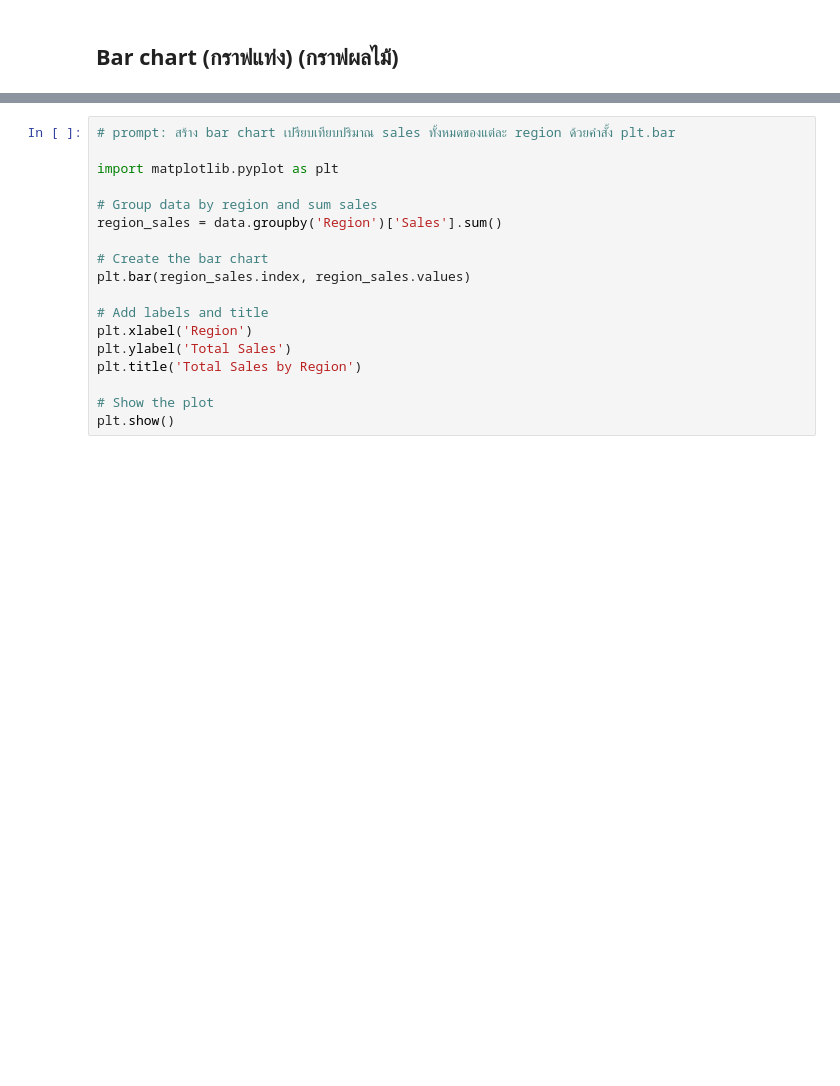
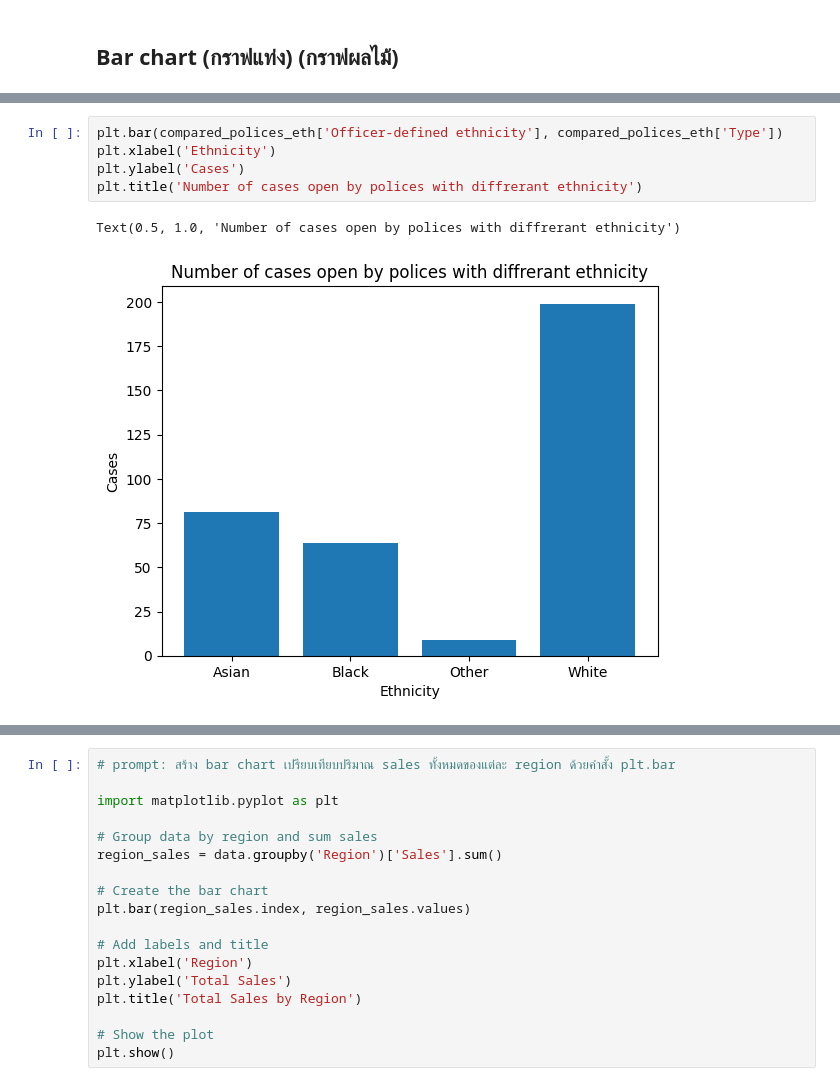
Before and after one commit to Moogrob127/dataviz2025, a Jupyter notebook: Visualize_Data_Comparison_2025.ipynb, the cells around one changed output, grey strips where cells are left out. Cells and saved outputs as stored; diff of their text form; blank space fills up the shorter version.

```diff
--- a/Visualize_Data_Comparison_2025.ipynb
+++ b/Visualize_Data_Comparison_2025.ipynb
@@ -62,0 +54,8 @@ data
+# %%
+plt.bar(compared_polices_eth['Officer-defined ethnicity'], compared_polices_eth['Type'])
+plt.xlabel('Ethnicity')
+plt.ylabel('Cases')
+plt.title('Number of cases open by polices with diffrerant ethnicity')
+# %% [output]
+Text(0.5, 1.0, 'Number of cases open by polices with diffrerant ethnicity')
+[figure, added]
```
Also changed, not shown: parts of 14 cells of this notebook.
